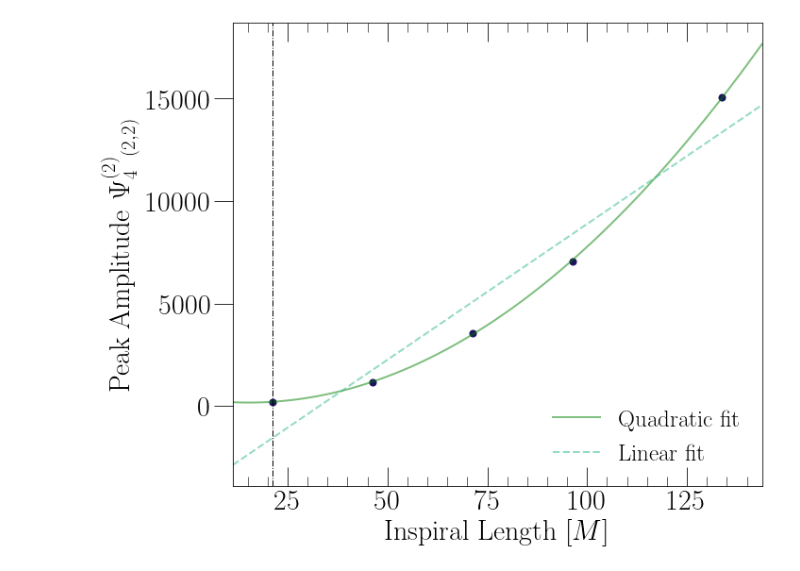
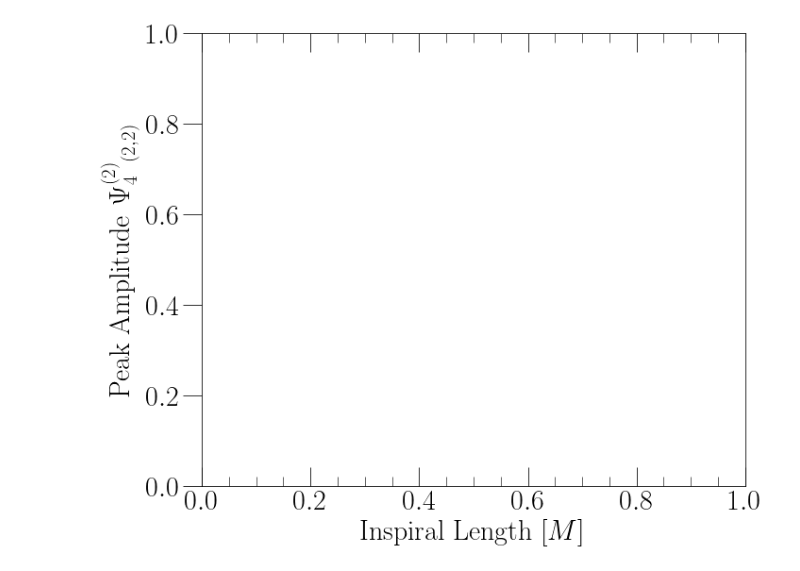
Before and after one commit to mariaokounkova/EDGB, a Jupyter notebook: NonSpinning/EDGB_GW.ipynb, the cells around one changed output. Drawn from its saved outputs; the diff is of its cells as text; code cells hidden in the pictures.

```diff
--- a/NonSpinning/EDGB_GW.ipynb
+++ b/NonSpinning/EDGB_GW.ipynb
@@ -48,16 +36,0 @@ Destination path /Users/mokounkova/Library/Python/3.7/lib/python/site-packages/q
-# %%
-## GW150914 run parameters
-## Independent of the physical theory we're using
-t_merger = 2533.8 ## from the simulation, useful for instantaneous regime of validity and other quantities on
-## the computational domain
-
-## Physical run parameters
-mfinal = 9.5249732342176741e-01
-spin_final = 6.9174874651649620e-01
-mode = (2,2) ## mode that we are interested in
-chi_1 = 0.33
-chi_2 = -0.44
-
-
-B = 0.1 ## B factor for the runs
-mode = (2,2) ## dominant mode for analysis
@@ -454,32 +222,26 @@ LengthCheck()
 ## Peak amplitude plot
 def PeakAmplitudesPlot():
 
+    t_merger = 1124.64 ## for this simulation
+    ramp = 25
 
     ## All runs
-    start_arr = [1900, 2000, 2075, 2100, 2200, 2250, 2300, 2350, 2425, 2450, 2475, 2500]
-    ramp_arr = [250, 250, 250, 250, 100, 100, 100, 100, 25, 25, 25, 25]
-
-    ## Ignore far-out runs
-    start_arr = [2350, 2425, 2450, 2475, 2500]
-    ramp_arr = [100, 25, 25, 25, 25]
-    #start_arr = [2425, 2450, 2475, 2500]
-    #ramp_arr = [25, 25, 25, 25]
+    start_arr = [1000]
     figname = 'PeakAmplitude'
     figsize=(10,8)
 
     f, ax = plt.subplots(1, figsize=figsize)
 
     peak_amplitudes = []
-    peak_amplitudes_higher = []
     lengths = []
 
-    def GetData(start, ramp, lev):
+    def GetData(start):
+
+        p = "/Users/mokounkova/EDGB/NonSpinning/Data/" + str(start) + "/Ev/JoinedLev0/"
+
         ## Get the extrapolated waveforms
-        time, data = GethPsi4Mode(ev_dir(start, ramp_time = ramp, lev=0), radius=0)
-        #time, data = GethPsi4ModeExtrapolated(ex_dir(start, ramp_time = ramp, lev=0))
-        data = np.absolute(data)
-        ## Let's calculate the length until the merger time
-        t_peak = GetPeakTimeMode(time, data)
+        time, data = GethPsi4Mode(p, radius=0)
+
         time = SubtractPeakTimeMode(time, data)
         time, data = CutTimes(time, data, -100, 100)
 
@@ -492,41 +254,39 @@ def PeakAmplitudesPlot():
         but then a ramp on portion with area tr/2.0 """
 
         length = t_merger - start - ramp/2.0 ## minus ramp time
-        peak_amplitude = np.max(data)
+        peak_amplitude = np.max(np.abs(data))
 
         return length, peak_amplitude
 
-    for start, ramp in zip(start_arr, ramp_arr):
+    for start in start_arr:
 
-        length, peak_amplitude = GetData(start, ramp, lev=0)
+        length, peak_amplitude = GetData(start)
         lengths.append(length)
         peak_amplitudes.append(peak_amplitude)
-        print(start, ramp, length)
 
     ## Fit a quadratic
+    #lengths = lengths[::-1]
+    #peak_amplitudes = peak_amplitudes[::-1]
+    #peak_amplitudes = peak_amplitudes[-5:]
+    #fit_lengths = np.linspace(lengths[0] - 10, lengths[-1] + 10, 100)
 
-    lengths = lengths[::-1]
-    peak_amplitudes = peak_amplitudes[::-1]
-    #peak_amplitudes = peak_amplitudes[-5:]
-    fit_lengths = np.linspace(lengths[0] - 10, lengths[-1] + 10, 100)
+    #z = np.polyfit(lengths, peak_amplitudes, 2)
+    #p = np.poly1d(z)
+    #plt.plot(fit_lengths, p(fit_lengths), ls='-', color='green',label='Quadratic fit',alpha=0.5, lw=2.0)
 
-    z = np.polyfit(lengths, peak_amplitudes, 2)
-    p = np.poly1d(z)
-    plt.plot(fit_lengths, p(fit_lengths), ls='-', color='green',label='Quadratic fit',alpha=0.5, lw=2.0)
+    #z = np.polyfit(lengths, peak_amplitudes, 1)
+    #p = np.poly1d(z)
+    #plt.plot(fit_lengths, p(fit_lengths), ls='--', color='#2ab88b',label='Linear fit',alpha=0.5, lw=2.0)
 
-    z = np.polyfit(lengths, peak_amplitudes, 1)
-    p = np.poly1d(z)
-    plt.plot(fit_lengths, p(fit_lengths), ls='--', color='#2ab88b',label='Linear fit',alpha=0.5, lw=2.0)
+    #plt.scatter(lengths, peak_amplitudes, marker='.', s=200, color='#1a155c')
 
-    plt.scatter(lengths, peak_amplitudes, marker='.', s=200, color='#1a155c')
-
-    plt.axvline(lengths[0], color='black', ls='-.', lw=1.0)
+    #plt.axvline(lengths[0], color='black', ls='-.', lw=1.0)
     ax.set_xlabel('Inspiral Length $[M]$', fontsize=30)
     ax.set_ylabel('Peak Amplitude $\Psi_4^{(2)} {}_{(2,2)}$', fontsize=30)
-    plt.xlim(fit_lengths[0], fit_lengths[-1])
-    plt.legend(frameon=False, fontsize=25)
+    #plt.xlim(fit_lengths[0], fit_lengths[-1])
+    #plt.legend(frameon=False, fontsize=25)
     plt.tight_layout()
-    plt.savefig(figname + '.pdf')
+    #plt.savefig(figname + '.pdf')
     plt.show()
 
 PeakAmplitudesPlot()
@@ -539,4 +294,4 @@ PeakAmplitudesPlot()
-[figure, old version]
+[figure, new version]
 # %%
 ## GR and EDGB together
 
```
Also changed, not shown: parts of 14 cells of this notebook.
